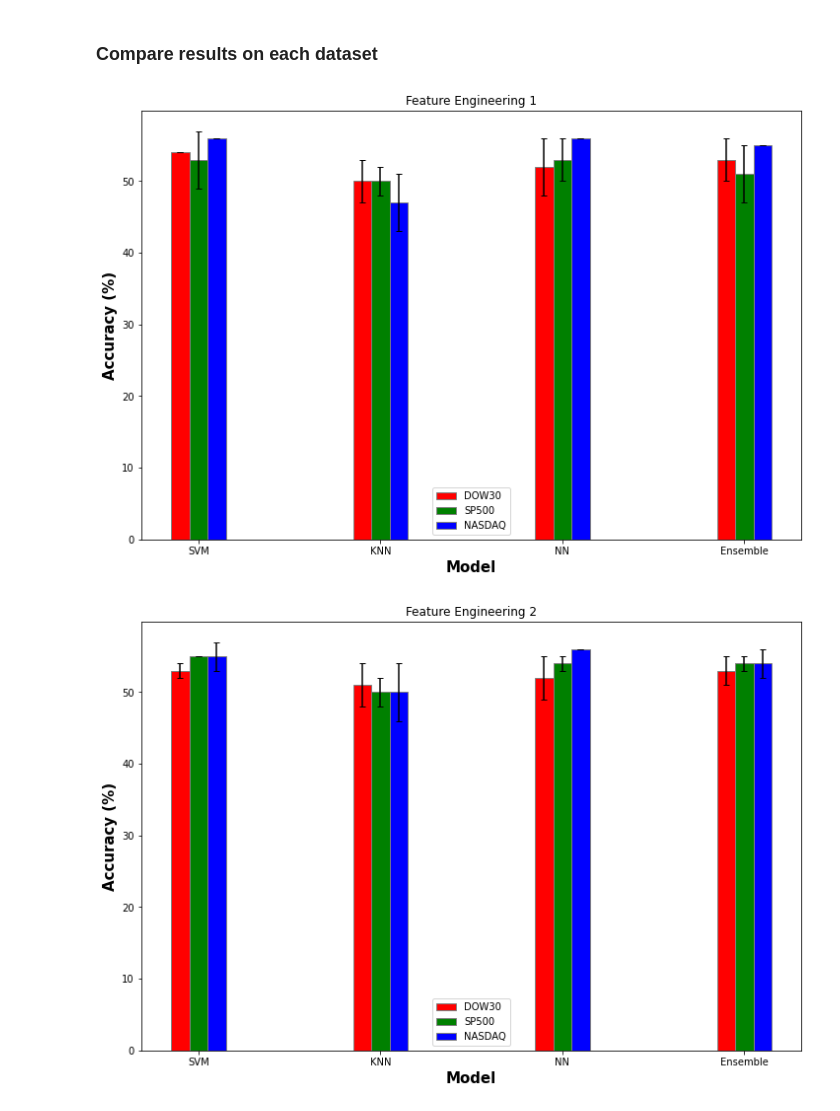
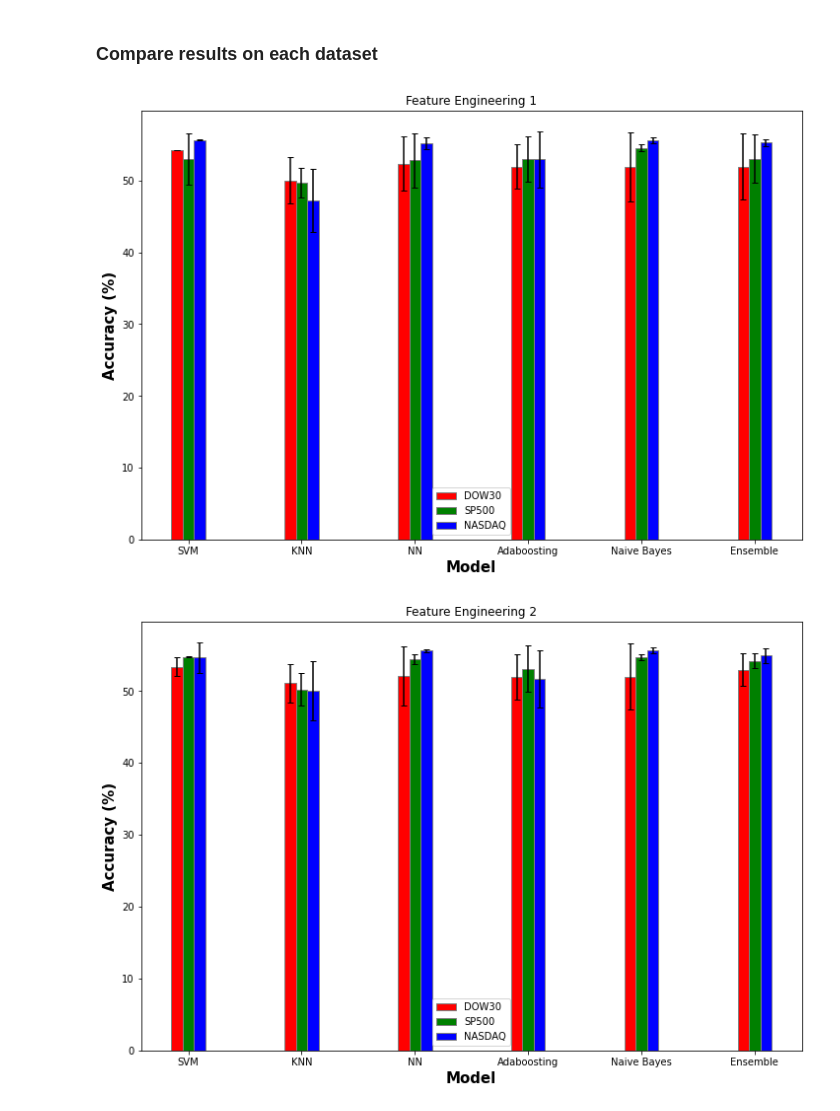
Before and after one commit to jesse-zou/CS363D-Final-Project, a Jupyter notebook: project.ipynb, the cells around one changed output. Drawn from its saved outputs; the diff is of its cells as text; code cells hidden in the pictures.

```diff
--- a/project.ipynb
+++ b/project.ipynb
@@ -840,58 +797,73 @@ Accuracy: 54.71 (+/- 1.65) [Ensemble]
 # %% [markdown]
 ### Compare results on each dataset
 # %%
-## TODO bar graph
-# set width of bar
+# bar plot for the results
 def bar_plot(data_1, data_2, data_3, err_1, err_2, err_3, title):
     barWidth = 0.1
     fig = plt.subplots(figsize =(12, 8))
 
     # Set position of bar on X axis
     br1 = np.arange(len(data_1))
     br2 = [x + barWidth for x in br1]
     br3 = [x + barWidth for x in br2]
 
     # Make the plot
     plt.bar(br1, data_1, color ='r', width = barWidth,
             edgecolor ='grey', label='DOW30', yerr=err_1, capsize=3)
     plt.bar(br2, data_2, color ='g', width = barWidth,
             edgecolor ='grey', label='SP500', yerr=err_2, capsize=3)
     plt.bar(br3, data_3, color ='b', width = barWidth,
             edgecolor ='grey', label='NASDAQ', yerr=err_3, capsize=3)
 
     # Adding Xticks
     plt.xlabel('Model', fontweight ='bold', fontsize = 15)
     plt.ylabel('Accuracy (%)', fontweight ='bold', fontsize = 15)
-    plt.xticks([r + barWidth for r in range(4)],
-            ['SVM', 'KNN', 'NN', 'Ensemble'])
+    plt.xticks([r + barWidth for r in range(6)],
+            ['SVM', 'KNN', 'NN', 'Adaboosting', 'Naive Bayes', 'Ensemble'])
     plt.title(title)
 
     plt.legend()
     plt.show()
 
-dow30_fe_1 = [54, 50, 52, 53]
-dow30_error_fe_1 = [0, 3, 4, 3]
-sp500_fe_1 = [53, 50, 53, 51]
-sp500_error_fe_1 = [4, 2, 3, 4]
-nasdaq_fe_1 = [56, 47, 56, 55]
-nasdaq_error_fe_1 = [0, 4, 0, 0]
+dow30_fe_1 = [54.25, 50.04, 52.37, 51.96, 51.92, 51.96]
+dow30_error_fe_1 = [0.05, 3.25, 3.79, 3.08, 4.79, 4.61]
+sp500_fe_1 = [52.94, 49.71, 52.82, 53.02, 54.58, 53.06]
+sp500_error_fe_1 = [3.57, 2.06, 3.81, 3.21, 0.47, 3.32]
+nasdaq_fe_1 = [55.68, 47.26, 55.23, 52.94, 55.64, 55.31]
+nasdaq_error_fe_1 = [0.04, 4.36, 0.83, 3.96, 0.40, 0.49]
 bar_plot(dow30_fe_1, sp500_fe_1, nasdaq_fe_1, dow30_error_fe_1, sp500_error_fe_1, nasdaq_error_fe_1, "Feature Engineering 1")
 
-dow30_fe_2 = [53, 51, 52, 53]
-dow30_error_fe_2 = [1, 3, 3, 2]
-sp500_fe_2 = [55, 50, 54, 54]
-sp500_error_fe_2 = [0, 2, 1, 1]
-nasdaq_fe_2 = [55, 50, 56, 54]
-nasdaq_error_fe_2 = [2, 4, 0, 2]
+dow30_fe_2 = [53.37, 51.08, 52.10, 51.94, 52.02, 52.96]
+dow30_error_fe_2 = [1.33, 2.67, 4.08, 3.17, 4.64, 2.28]
+sp500_fe_2 = [54.76, 50.22, 54.39, 53.12, 54.68, 54.19]
+sp500_error_fe_2 = [0.05, 2.26, 0.66, 3.25, 0.41, 1.03]
+nasdaq_fe_2 = [54.64, 50.06, 55.62, 51.66, 55.66, 54.92]
+nasdaq_error_fe_2 = [2.17, 4.12, 0.23, 3.96, 0.40, 1.02]
 bar_plot(dow30_fe_2, sp500_fe_2, nasdaq_fe_2, dow30_error_fe_2, sp500_error_fe_2, nasdaq_error_fe_2, "Feature Engineering 2")
 
-dow30_fe_3 = [54, 50, 53, 53]
-dow30_error_fe_3 = [1, 3, 3, 2]
-sp500_fe_3 = [55, 50, 53, 53]
-sp500_error_fe_3 = [0, 2, 3, 2]
-nasdaq_fe_3 = [55, 48, 55, 54]
-nasdaq_error_fe_3 = [2, 5, 1, 2]
+dow30_fe_3 = [54.03, 49.94, 52.88, 52.02, 52.02, 52.43]
+dow30_error_fe_3 = [0.53, 2.67, 3.92, 3.23, 4.64, 3.78]
+sp500_fe_3 = [54.76, 49.57, 52.72, 53.12, 54.68, 53.53]
+sp500_error_fe_3 = [0.05, 1.65, 3.17, 3.25, 0.41, 2.33]
+nasdaq_fe_3 = [54.68, 47.73, 55.58, 52.76, 55.66, 54.92]
+nasdaq_error_fe_3 = [2.08, 4.64, 0.90, 4.04, 0.40, 1.30]
 bar_plot(dow30_fe_3, sp500_fe_3, nasdaq_fe_3, dow30_error_fe_3, sp500_error_fe_3, nasdaq_error_fe_3, "Feature Engineering 3")
+
+dow30_fe_4 = [54.38, 52.35, 53.84, 53.38, 52.15, 53.55]
+dow30_error_fe_4 = [0.19, 2.95, 0.90, 1.33, 2.04, 1.22]
+sp500_fe_4 = [54.75, 48.18, 54.25, 53.10, 52.68, 52.89]
+sp500_error_fe_4 = [0.07, 2.76, 0.99, 3.30, 3.73, 3.72]
+nasdaq_fe_4 = [55.74, 49.54, 55.74, 52.27, 52.64, 53.55]
+nasdaq_error_fe_4 = [0.06, 2.73, 0.06, 5.58, 4.84, 4.36]
+bar_plot(dow30_fe_4, sp500_fe_4, nasdaq_fe_4, dow30_error_fe_4, sp500_error_fe_4, nasdaq_error_fe_4, "Feature Engineering 4")
+
+dow30_fe_5 = [53.72, 50.70, 53.67, 53.72, 52.10, 52.77]
+dow30_error_fe_5 = [1.14, 2.90, 2.63, 1.47, 4.46, 2.73]
+sp500_fe_5 = [53.01, 51.36, 52.89, 53.10, 54.83, 53.01]
+sp500_error_fe_5 = [3.47, 2.39, 3.22, 3.30, 0.12, 3.47]
+nasdaq_fe_5 = [55.74, 51.69, 55.08, 52.85, 55.33, 54.71]
+nasdaq_error_fe_5 = [0.06, 3.74, 1.41, 5.76, 1.28, 1.65]
+bar_plot(dow30_fe_5, sp500_fe_5, nasdaq_fe_5, dow30_error_fe_5, sp500_error_fe_5, nasdaq_error_fe_5, "Feature Engineering 5")
 # %% [output]
-[figure, old version]
+[figure, new version]
-[figure, old version]
+[figure, new version]
```
Also changed, not shown: parts of 10 cells of this notebook.
